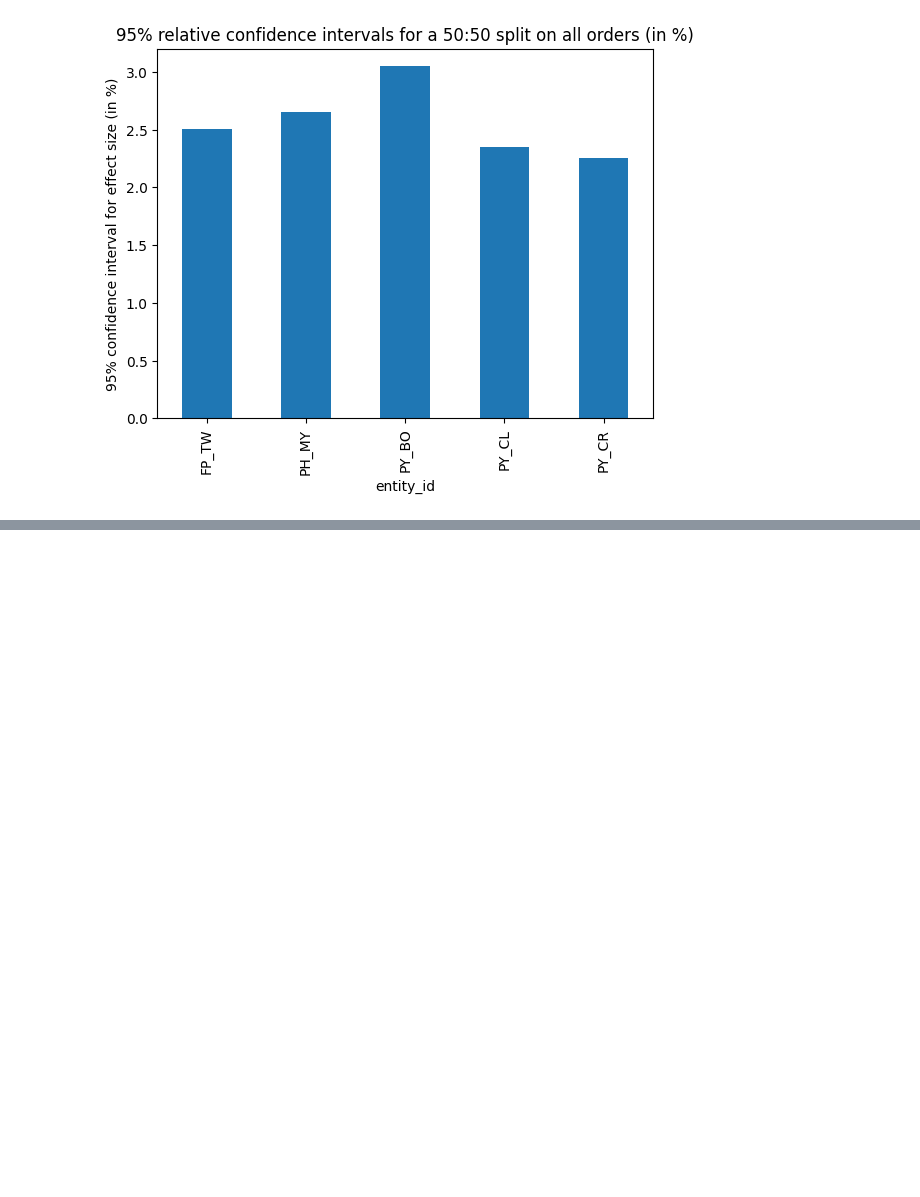
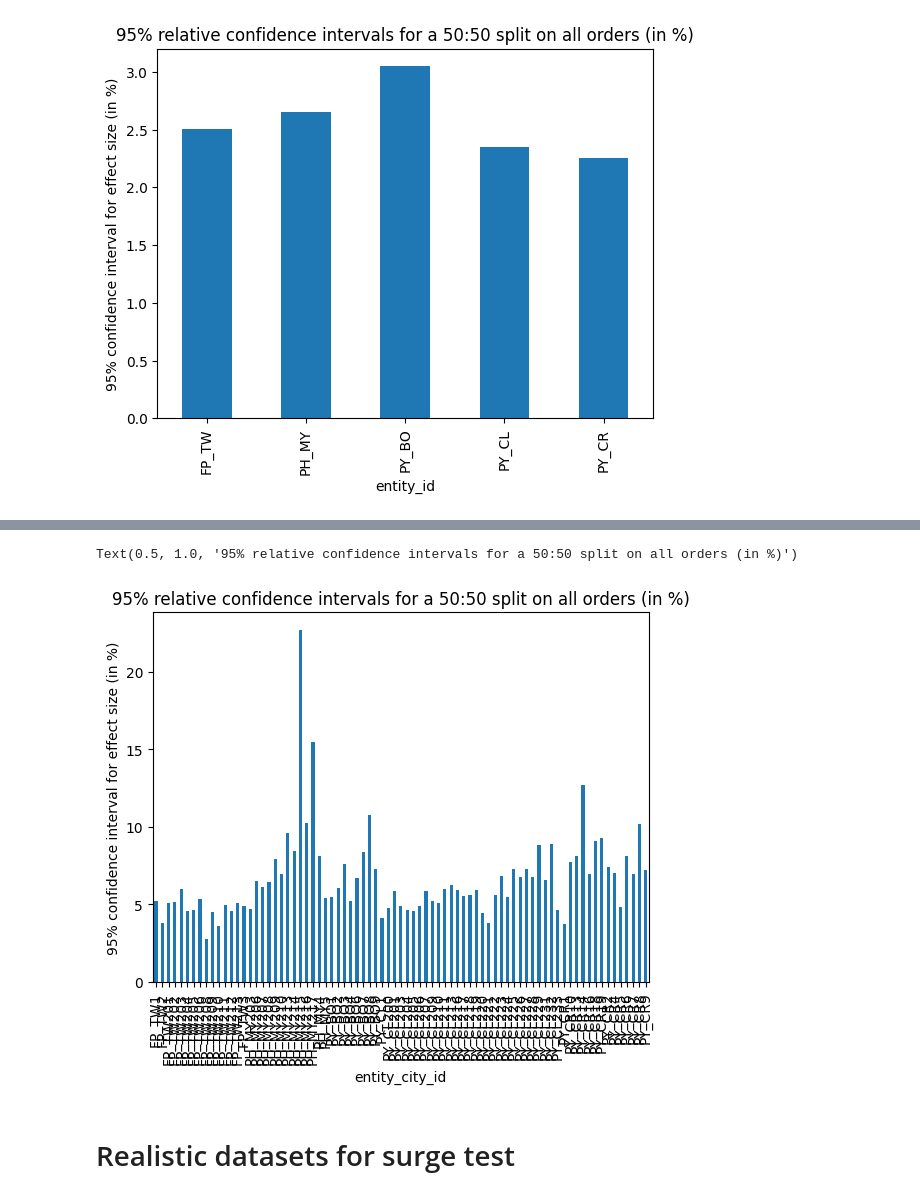
Before and after one commit to omar-elmaria/switchback_test_dag, a Jupyter notebook: notebooks/switchback_analysis/CI_per_country_and_city.ipynb, the cells around one changed output, grey strips where cells are left out. Drawn from its saved outputs; the diff is of its cells as text; code cells hidden in the pictures; blank space fills up the shorter version.

```diff
--- a/notebooks/switchback_analysis/CI_per_country_and_city.ipynb
+++ b/notebooks/switchback_analysis/CI_per_country_and_city.ipynb
@@ -409,0 +201,13 @@ t = "FP_TW208"
+# %%
+mean_KPI = data.groupby('entity_city_id')['delivery_time'].mean()
+mean_KPI.name = 'mean'
+results = pd.concat([results, mean_KPI], axis=1)
+# %%
+(100*(results['CI']/results['mean'])).plot.bar()
+plt.ylabel("95% confidence interval for effect size (in %)")
+plt.title("95% relative confidence intervals for a 50:50 split on all orders (in %)")
+# %% [output]
+Text(0.5, 1.0, '95% relative confidence intervals for a 50:50 split on all orders (in %)')
+[figure, added]
+# %% [markdown]
+# Realistic datasets for surge test
```
Also changed, not shown: parts of 74 cells of this notebook.
